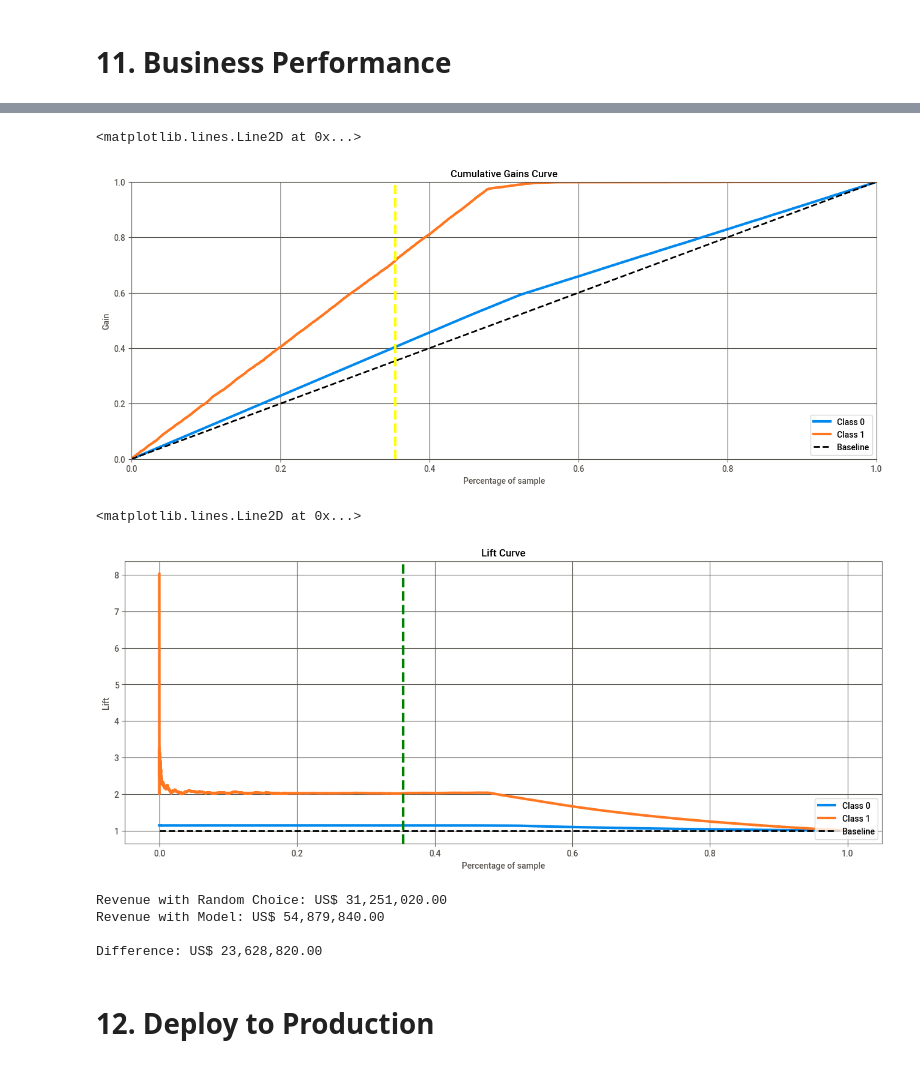
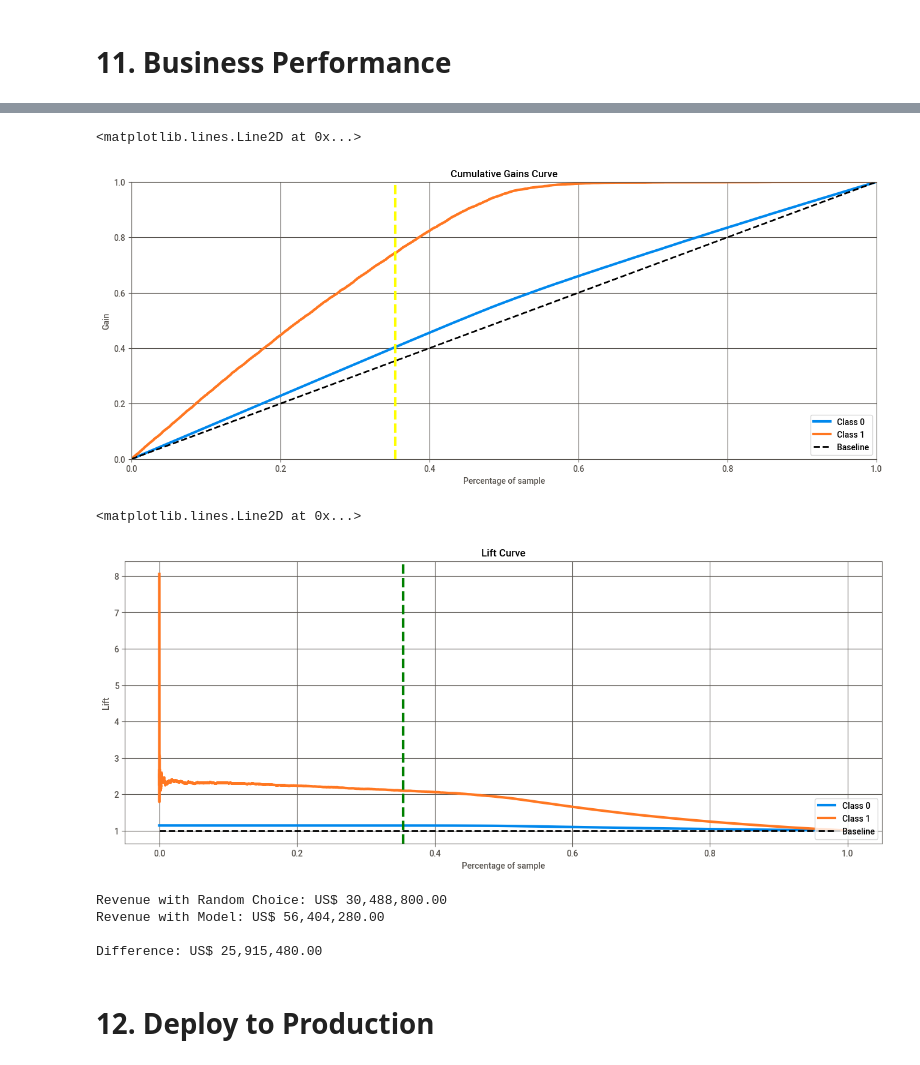
Before and after one commit to felipevalory/InsuranceCrossSell, a Jupyter notebook: notebooks/health_insurance.ipynb, the cells around one changed output, grey strips where cells are left out. Cells and saved outputs as stored; diff of their text form; code cells hidden in the pictures.

```diff
--- a/notebooks/health_insurance.ipynb
+++ b/notebooks/health_insurance.ipynb
@@ -757 +748,19 @@ df5_val = df5_val.fillna(0)
+# %%
+# df5_val = pd.concat( [x_val, y_val], axis=1 )
+
+x_val = standardization_data (x_val)
+x_val = rescaling_data (x_val)
+
+target_encode_gender = df5.groupby('gender')['response'].mean()
+x_val.loc[:,'gender'] = x_val['gender'].map(target_encode_gender)
+
+target_encode_region_code = df5.groupby('region_code')['response'].mean()
+x_val.loc[:,'region_code'] = x_val['region_code'].map(target_encode_region_code)
+
+x_val = pd.get_dummies(x_val, prefix='vehicle_age', columns=['vehicle_age'])
+
+fe_policy_sales_channel = df5.groupby('policy_sales_channel').size() / len(df5)
+x_val.loc[:,'policy_sales_channel'] = x_val['policy_sales_channel'].map(fe_policy_sales_channel)
+
+x_val = x_val.fillna(0)
 # %%
@@ -1004,18 +1012,18 @@ print(recall_at_27000)
 # %%
-skplt.metrics.plot_cumulative_gain(y_val, yhat_et, figsize=(16,6))
+skplt.metrics.plot_cumulative_gain(y_val, yhat_xgb, figsize=(16,6))
 plt.axvline(0.3542, 0, 1, color='yellow', ls='--', lw=3)
 # %% [output]
 <matplotlib.lines.Line2D at 0x...>
-[figure, old version]
+[figure, new version]
 # %%
-skplt.metrics.plot_lift_curve(y_val, yhat_et, figsize=(16,6))
+skplt.metrics.plot_lift_curve(y_val, yhat_xgb, figsize=(16,6))
 plt.axvline(0.3542, 0, 1, color='green', ls='--', lw=3)
 # %% [output]
 <matplotlib.lines.Line2D at 0x...>
-[figure, old version]
+[figure, new version]
 # %%
-random_choice = (41/100) * len(data)
-model = (72/100) * len(data)
+random_choice = (40/100) * len(data)
+model = (74/100) * len(data)
 
 revenue_rc = random_choice * 1000
 revenue_m = model * 1000
@@ -1025,10 +1033,10 @@ print(f'Revenue with Model: US$ {revenue_m:,.2f}')
 print()
 print(f'Difference: US$ {(revenue_m - revenue_rc):,.2f}')
 # %% [output]
-Revenue with Random Choice: US$ 31,251,020.00
-Revenue with Model: US$ 54,879,840.00
+Revenue with Random Choice: US$ 30,488,800.00
+Revenue with Model: US$ 56,404,280.00
 
-Difference: US$ 23,628,820.00
+Difference: US$ 25,915,480.00
 # %% [markdown]
 # 12. Deploy to Production
 # %%
```
Also changed, not shown: parts of 17 cells of this notebook, 26 other files.
